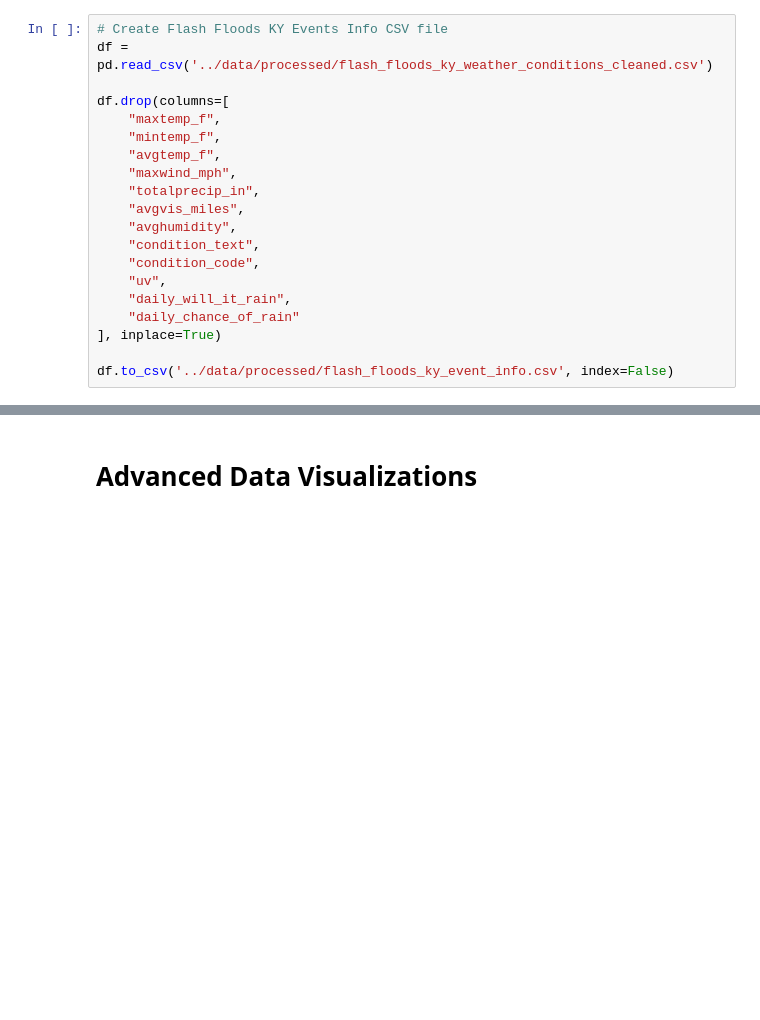
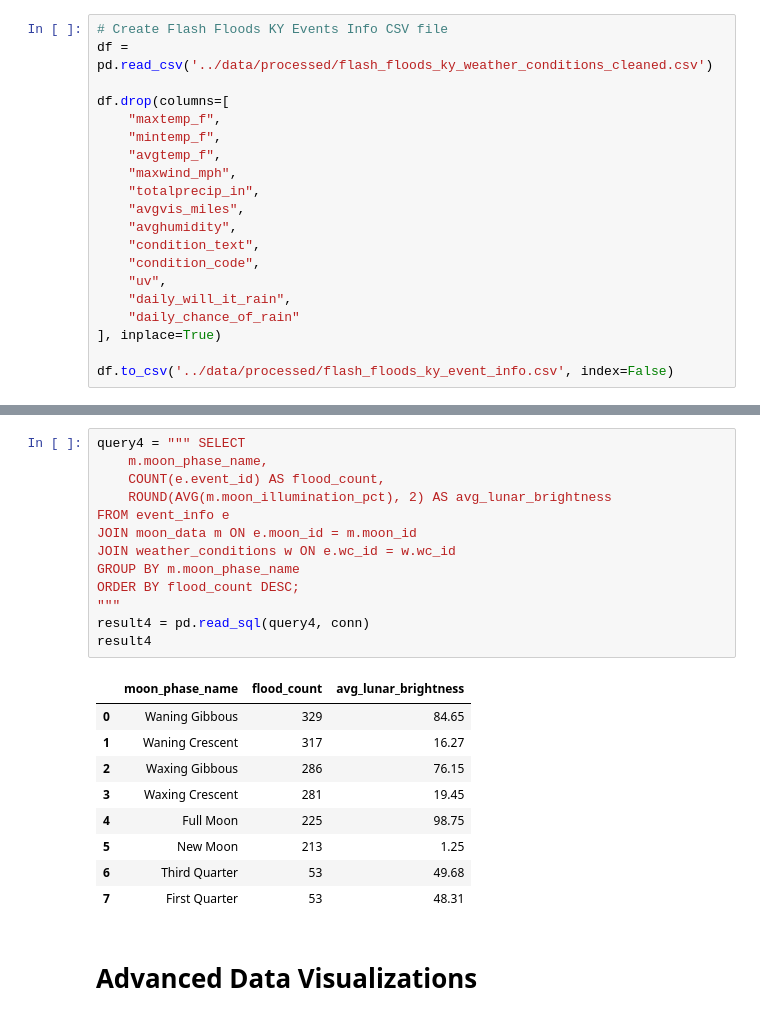
Before and after one commit to ashleyadehart/flash_floods_ky_2015_2025, a Jupyter notebook: notebooks/flash_floods_ky_2015_2025.ipynb, the cells around one changed output, grey strips where cells are left out. Drawn from its saved outputs; the diff is of its cells as text; blank space fills up the shorter version.

```diff
--- a/notebooks/flash_floods_ky_2015_2025.ipynb
+++ b/notebooks/flash_floods_ky_2015_2025.ipynb
@@ -846,3 +1013,26 @@ df.to_csv('../data/processed/flash_floods_ky_event_info.csv', index=False)
+# %%
+query4 = """ SELECT
+    m.moon_phase_name,
+    COUNT(e.event_id) AS flood_count,
+    ROUND(AVG(m.moon_illumination_pct), 2) AS avg_lunar_brightness
+FROM event_info e
+JOIN moon_data m ON e.moon_id = m.moon_id
+JOIN weather_conditions w ON e.wc_id = w.wc_id
+GROUP BY m.moon_phase_name
+ORDER BY flood_count DESC;
+"""
+result4 = pd.read_sql(query4, conn)
+result4
+# %% [output]
+|  | moon_phase_name | flood_count | avg_lunar_brightness |
+| 0 | Waning Gibbous | 329 | 84.65 |
+| 1 | Waning Crescent | 317 | 16.27 |
+| 2 | Waxing Gibbous | 286 | 76.15 |
+| 3 | Waxing Crescent | 281 | 19.45 |
+| 4 | Full Moon | 225 | 98.75 |
+| 5 | New Moon | 213 | 1.25 |
+| 6 | Third Quarter | 53 | 49.68 |
+| 7 | First Quarter | 53 | 48.31 |
 # %% [markdown]
 # Advanced Data Visualizations
 # %% [markdown]
```
Also changed, not shown: parts of 11 cells of this notebook, 3 other files.
